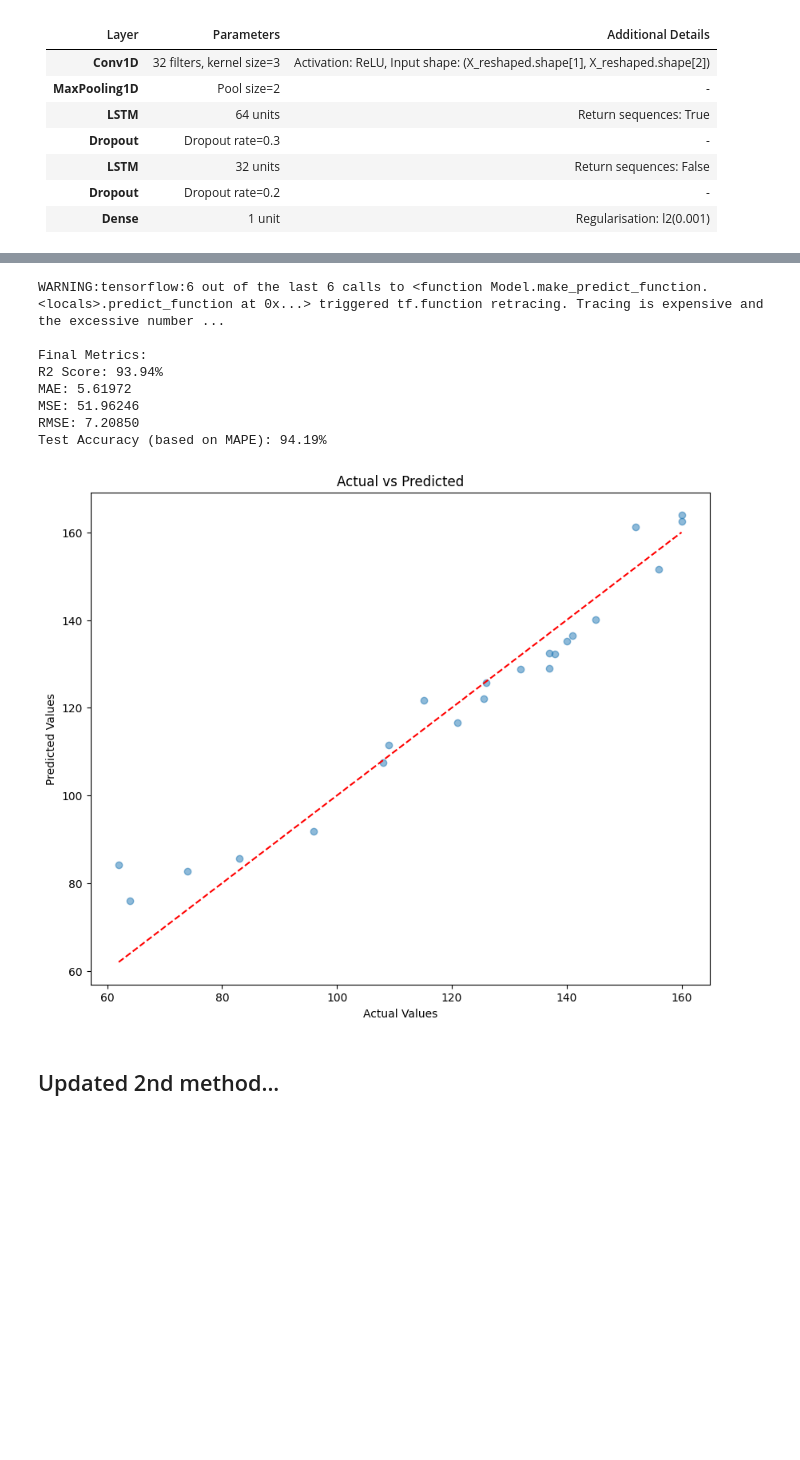
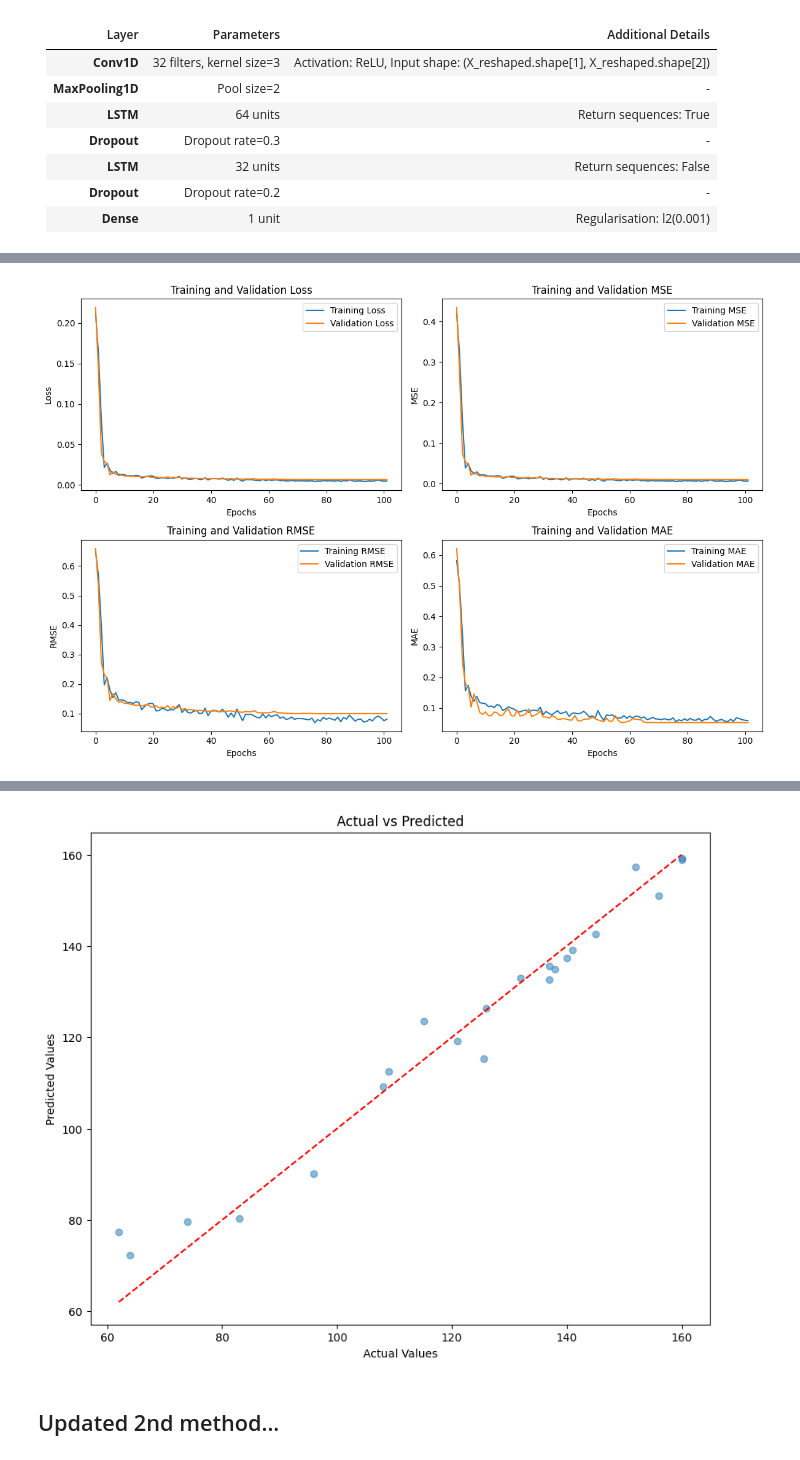
Before and after one commit to MalakaSupun/EMG-Controlled-Adaptive-Wearable-Robotic-Exoskeleton-for-Upper-Limb-Rehabilitation, a Jupyter notebook: New_Run/ROM_Angle_Prediction_02.ipynb, the cells around one changed output, grey strips where cells are left out. Drawn from its saved outputs; the diff is of its cells as text; code cells hidden in the pictures; blank space fills up the shorter version.

```diff
--- a/New_Run/ROM_Angle_Prediction_02.ipynb
+++ b/New_Run/ROM_Angle_Prediction_02.ipynb
@@ -97,41 +166,9 @@ X_val, X_test, y_val, y_test = train_test_split(X_temp, y_temp, test_size=0.5, r
 # %%
-# Model definition
-model = Sequential([
-    Conv1D(32, kernel_size=3, activation='relu', input_shape=(X_reshaped.shape[1], X_reshaped.shape[2])),
-    MaxPooling1D(pool_size=2),
-    LSTM(64, return_sequences=True),
-    Dropout(0.3),
-    LSTM(32, return_sequences=False),
-    Dropout(0.2),
-    Dense(1, kernel_regularizer=l2(0.001))
-])
-
-# Compile model
-model.compile(
-    optimizer=Adam(learning_rate=0.001),
-    loss=Huber(delta=1.0),
-    metrics=['mae','mse', RootMeanSquaredError()]
-)
-
-# Callbacks
-early_stopping = EarlyStopping(monitor='val_loss', patience=20, restore_best_weights=True)
-reduce_lr = ReduceLROnPlateau(monitor='val_loss', factor=0.2, patience=7, min_lr=1e-6)
-
-# Train the model
-history = model.fit(
-    X_train, y_train,
-    epochs=150,
-    batch_size=16,
-    validation_data=(X_val, y_val),
-    callbacks=[early_stopping, reduce_lr],
-    verbose=1
-)
-
 # Plot Training and Validation Metrics
-plt.figure(figsize=(15, 15))
+plt.figure(figsize=(12, 8))
 
 # Plot Loss
-plt.subplot(3, 1, 1)
+plt.subplot(2, 2, 1)
 plt.plot(history.history['loss'], label='Training Loss')
 plt.plot(history.history['val_loss'], label='Validation Loss')
 plt.title('Training and Validation Loss')
@@ -140,7 +177,7 @@ plt.ylabel('Loss')
 plt.legend()
 
 # Plot MAE
-plt.subplot(3, 1, 2)
+plt.subplot(2, 2, 4)
 plt.plot(history.history['mae'], label='Training MAE')
 plt.plot(history.history['val_mae'], label='Validation MAE')
 plt.title('Training and Validation MAE')
@@ -149,12 +186,21 @@ plt.ylabel('MAE')
 plt.legend()
 
 # Plot RMSE
-plt.subplot(3, 1, 3)
+plt.subplot(2, 2, 3)
 plt.plot(history.history['root_mean_squared_error'], label='Training RMSE')
 plt.plot(history.history['val_root_mean_squared_error'], label='Validation RMSE')
 plt.title('Training and Validation RMSE')
 plt.xlabel('Epochs')
 plt.ylabel('RMSE')
+plt.legend()
+
+# Plot MSE
+plt.subplot(2, 2, 2)
+plt.plot(history.history['mse'], label='Training MSE')
+plt.plot(history.history['val_mse'], label='Validation MSE')
+plt.title('Training and Validation MSE')
+plt.xlabel('Epochs')
+plt.ylabel('MSE')
 plt.legend()
 
 plt.tight_layout()
@@ -191,5 +237,6 @@ plt.ylabel('Predicted Values')
 plt.show()
 
 # Save the model
-# model.save('cnn_lstm_emg_model.h5')
+# model.save('Saved_Models/cnn_lstm_emg_model.h5')
 # %% [output]
+[figure, new version]
@@ -214,12 +249,4 @@ Epoch 103/150
-WARNING:tensorflow:6 out of the last 6 calls to <function Model.make_predict_function.<locals>.predict_function at 0x...> triggered tf.function retracing. Tracing is expensive and the excessive number ...
-
-Final Metrics:
-R2 Score: 93.94%
-MAE: 5.61972
-MSE: 51.96246
-RMSE: 7.20850
-Test Accuracy (based on MAPE): 94.19%
-[figure, old version]
+[figure, new version]
 # %% [markdown]
 ## Updated 2nd method...
 # %% [markdown]
```
Also changed, not shown: parts of 6 cells of this notebook, 5 other files.
